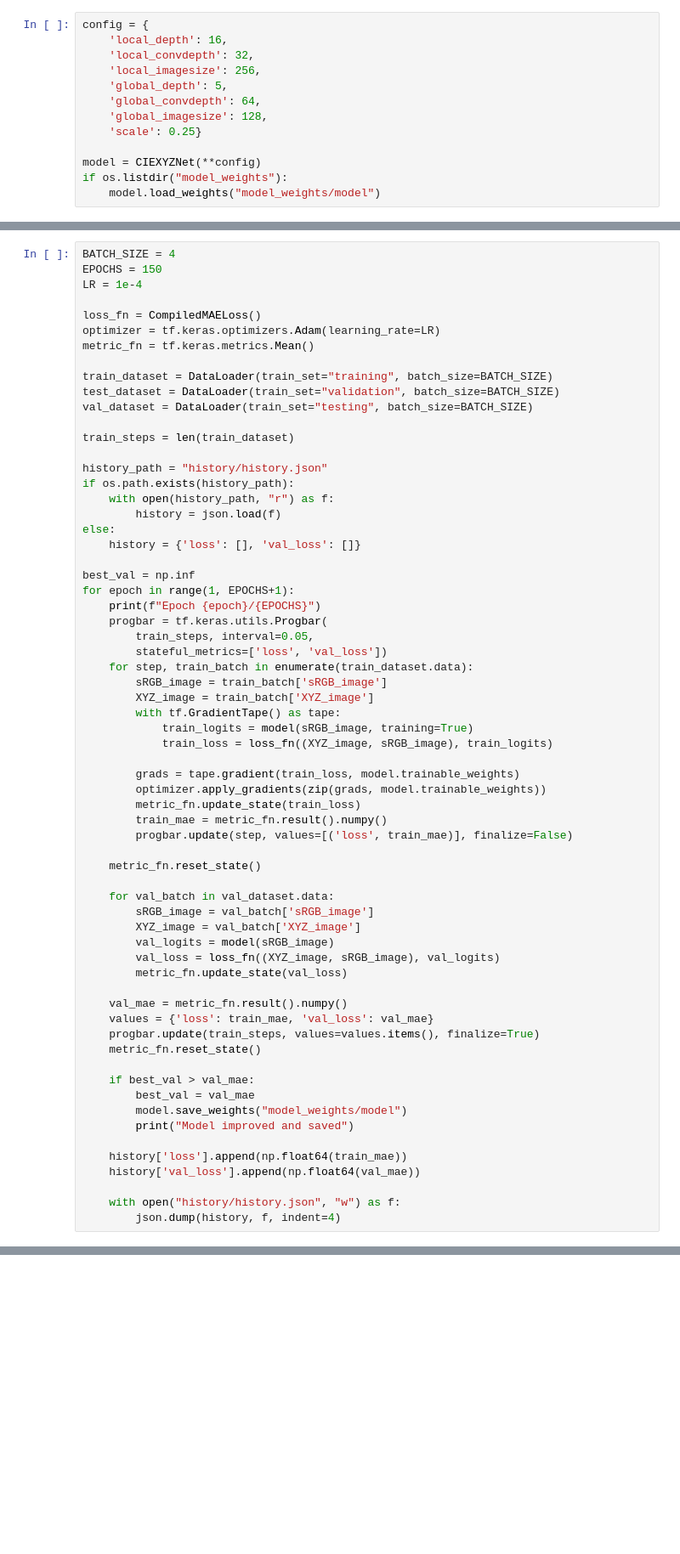
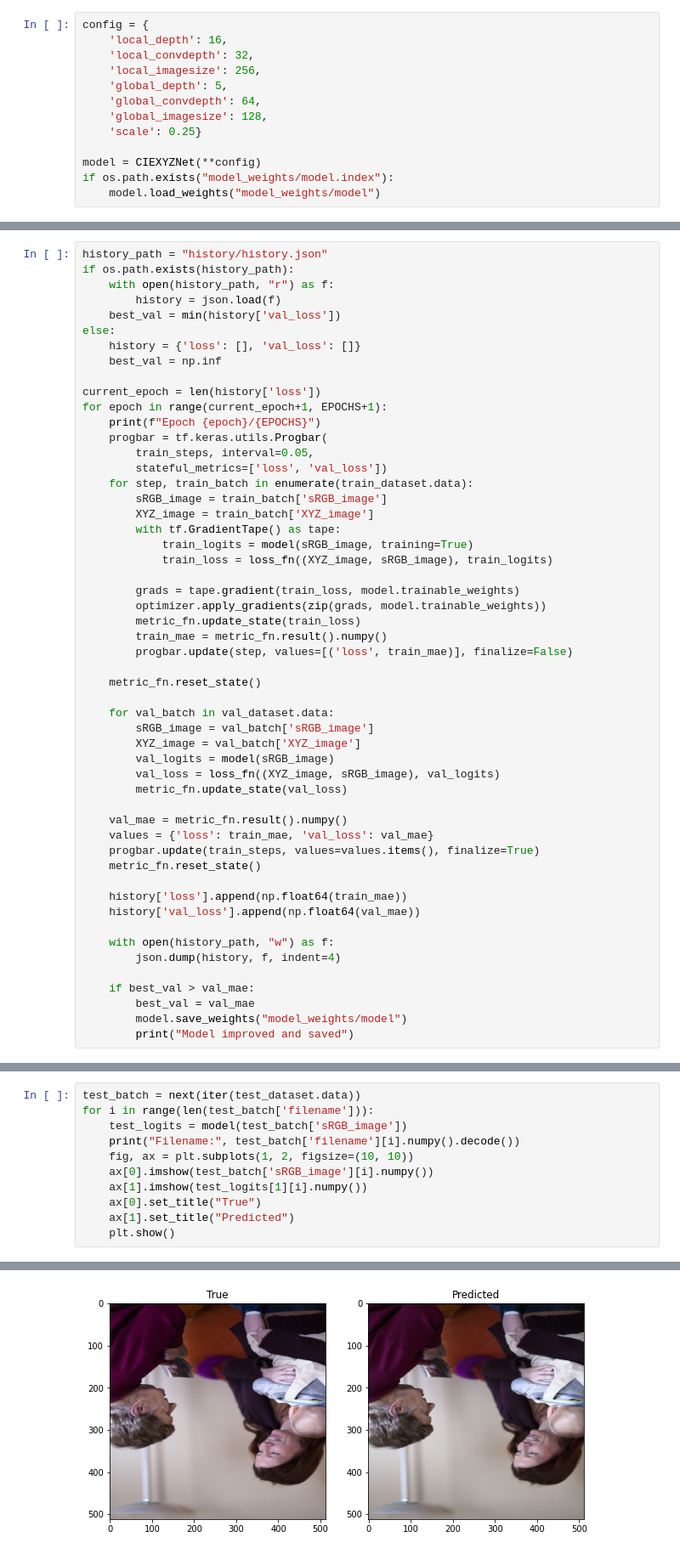
Before and after one commit to syalabi-seet/XYZNetCustom, a Jupyter notebook: train.ipynb, the cells around one changed output, grey strips where cells are left out. Shown at 85% size. Drawn from its saved outputs; the diff is of its cells as text; blank space fills up the shorter version.

Commit message:
best model

```diff
--- a/train.ipynb
+++ b/train.ipynb
@@ -22,6 +22,6 @@ config = {
     'scale': 0.25}
 
 model = CIEXYZNet(**config)
-if os.listdir("model_weights"):
+if os.path.exists("model_weights/model.index"):
     model.load_weights("model_weights/model")
 # %% [output]
@@ -45,27 +60,15 @@ Your kernel may have been built without NUMA support.
 # %%
-BATCH_SIZE = 4
-EPOCHS = 150
-LR = 1e-4
-
-loss_fn = CompiledMAELoss()
-optimizer = tf.keras.optimizers.Adam(learning_rate=LR)
-metric_fn = tf.keras.metrics.Mean()
-
-train_dataset = DataLoader(train_set="training", batch_size=BATCH_SIZE)
-test_dataset = DataLoader(train_set="validation", batch_size=BATCH_SIZE)
-val_dataset = DataLoader(train_set="testing", batch_size=BATCH_SIZE)
-
-train_steps = len(train_dataset)
-
 history_path = "history/history.json"
 if os.path.exists(history_path):
     with open(history_path, "r") as f:
         history = json.load(f)
+    best_val = min(history['val_loss'])
 else:
     history = {'loss': [], 'val_loss': []}
+    best_val = np.inf
 
-best_val = np.inf
-for epoch in range(1, EPOCHS+1):
+current_epoch = len(history['loss'])
+for epoch in range(current_epoch+1, EPOCHS+1):
     print(f"Epoch {epoch}/{EPOCHS}")
     progbar = tf.keras.utils.Progbar(
         train_steps, interval=0.05,
@@ -97,13 +100,13 @@ for epoch in range(1, EPOCHS+1):
     progbar.update(train_steps, values=values.items(), finalize=True)
     metric_fn.reset_state()
 
+    history['loss'].append(np.float64(train_mae))
+    history['val_loss'].append(np.float64(val_mae))
+
+    with open(history_path, "w") as f:
+        json.dump(history, f, indent=4)
+
     if best_val > val_mae:
         best_val = val_mae
         model.save_weights("model_weights/model")
         print("Model improved and saved")
-
-    history['loss'].append(np.float64(train_mae))
-    history['val_loss'].append(np.float64(val_mae))
-
-    with open("history/history.json", "w") as f:
-        json.dump(history, f, indent=4)
@@ -150,0 +134,12 @@ Test loss: 0.056307733
+# %%
+test_batch = next(iter(test_dataset.data))
+for i in range(len(test_batch['filename'])):
+    test_logits = model(test_batch['sRGB_image'])
+    print("Filename:", test_batch['filename'][i].numpy().decode())
+    fig, ax = plt.subplots(1, 2, figsize=(10, 10))
+    ax[0].imshow(test_batch['sRGB_image'][i].numpy())
+    ax[1].imshow(test_logits[1][i].numpy())
+    ax[0].set_title("True")
+    ax[1].set_title("Predicted")
+    plt.show()
+# %% [output]
@@ -150,0 +148 @@ Test loss: 0.056307733
+[figure, added]
```
Also changed, not shown: parts of 7 cells of this notebook, 8 other files.
